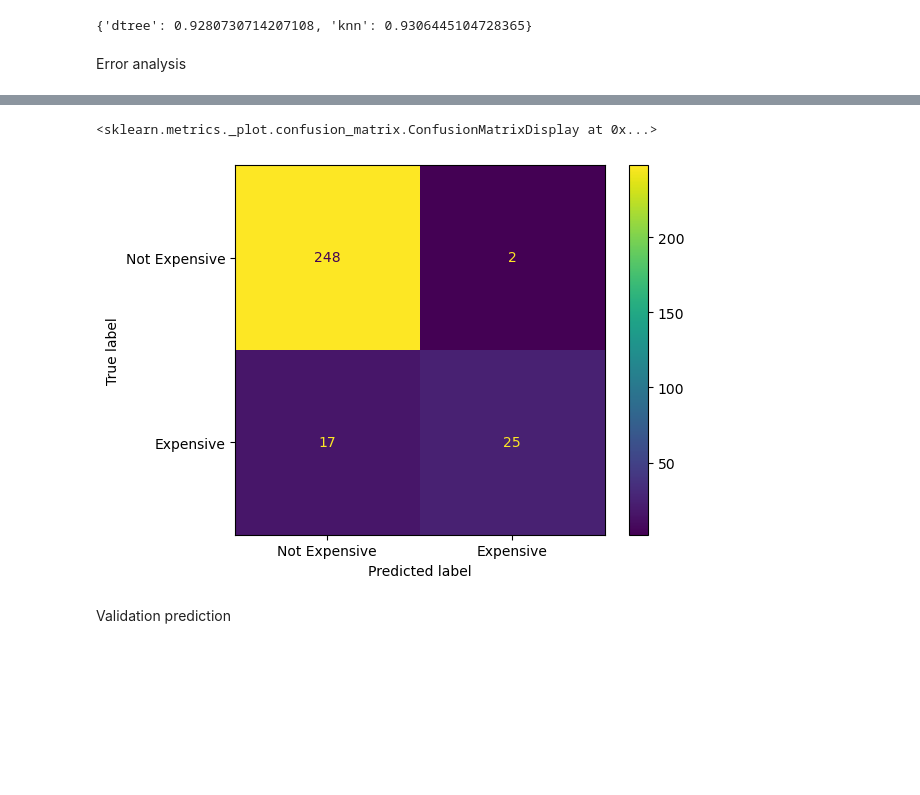
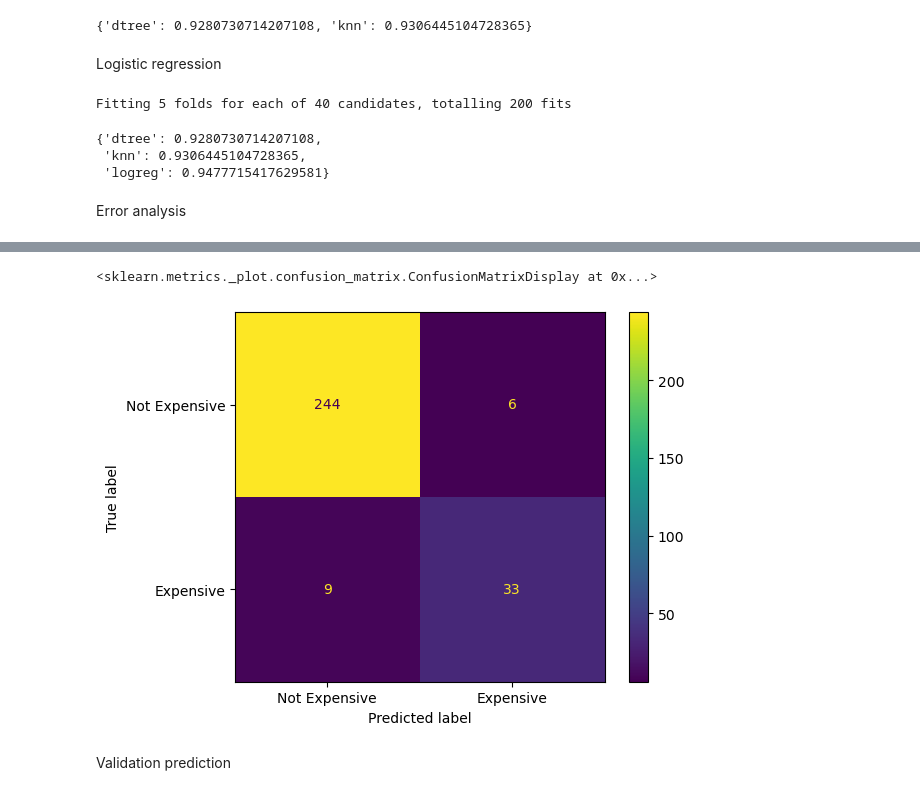
Before and after one commit to Joldon/housing_prices_ML, a Jupyter notebook: housing_prices_model_selection.ipynb, the cells around one changed output, grey strips where cells are left out. Drawn from its saved outputs; the diff is of its cells as text; code cells hidden in the pictures; blank space fills up the shorter version.

Commit message:
test validation data with logistic regression

```diff
--- a/housing_prices_model_selection.ipynb
+++ b/housing_prices_model_selection.ipynb
@@ -287,6 +289,40 @@ scores
 # %% [output]
 Fitting 5 folds for each of 192 candidates, totalling 960 fits
 {'dtree': 0.9280730714207108, 'knn': 0.9306445104728365}
+# %% [markdown]
+Logistic regression
+# %%
+#import logistic regression
+from sklearn.linear_model import LogisticRegression
+
+#create pipeline with logistic regression
+logreg_pipe = make_pipeline(preprocessor, LogisticRegression(random_state=123))
+
+#set parameters for grid search
+param_grid = {
+    'columntransformer__num_pipe__simpleimputer__strategy': ['mean', 'median'],
+    'logisticregression__C': [0.01, 0.1, 1, 10, 100],
+    'logisticregression__penalty': ['l1', 'l2'],
+    'logisticregression__solver': ['liblinear', 'saga']
+}
+
+#perform grid search
+logreg_search = GridSearchCV(logreg_pipe,
+                             param_grid,
+                             cv=5,
+                             verbose=1)
+
+
+logreg_search.fit(X_train, y_train)
+
+scores['logreg'] = logreg_search.best_score_
+
+scores
+# %% [output]
+Fitting 5 folds for each of 40 candidates, totalling 200 fits
+{'dtree': 0.9280730714207108,
+ 'knn': 0.9306445104728365,
+ 'logreg': 0.9477715417629581}
 # %% [markdown]
 Error analysis
 # %%
@@ -309,13 +345,13 @@ array([0, 0, 0, 0, 0, 1, 1, 0, 0, 0, 0, 0, 0, 0, 1, 0, 0, 1, 1, 0, 0, 0,
        0, 0, 0, 0, 0, 0])
 # %%
 from sklearn.metrics import ConfusionMatrixDisplay
-ConfusionMatrixDisplay.from_estimator(knn_search, # here to see model resutls indicate the name of the model search, knn_search etc
+ConfusionMatrixDisplay.from_estimator(logreg_search, # here to see model resutls indicate the name of the model search, knn_search etc
                                       X_test,
                                       y_test,
                                       display_labels=['Not Expensive', 'Expensive'])
 # %% [output]
 <sklearn.metrics._plot.confusion_matrix.ConfusionMatrixDisplay at 0x...>
-[figure, old version]
+[figure, new version]
 # %% [markdown]
 Validation prediction
 # %%
```
Also changed, not shown: parts of 10 cells of this notebook.
